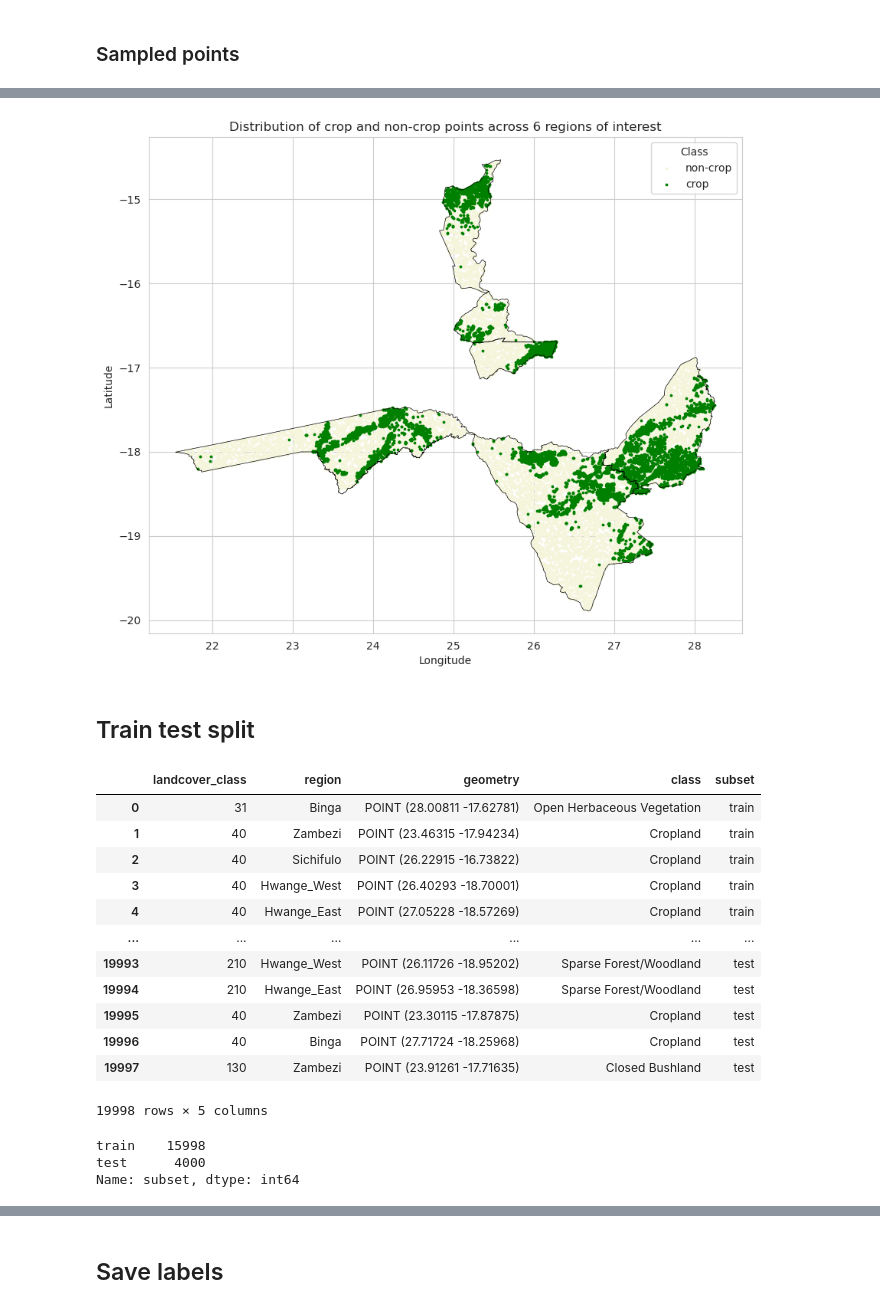
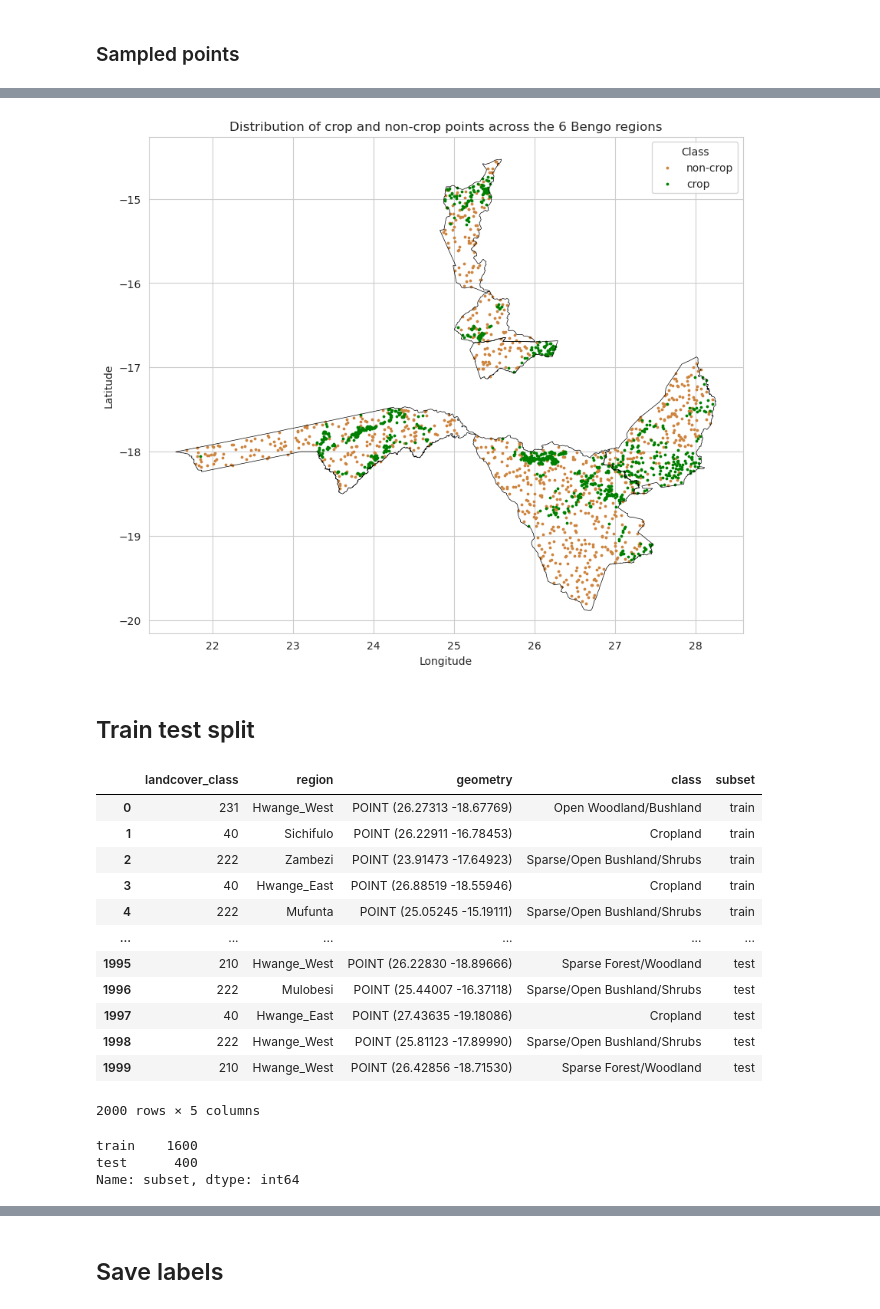
Before and after one commit to alexvmt/farm_plot_detection, a Jupyter notebook: sample_points_from_kaza_landcover_2020.ipynb, the cells around one changed output, grey strips where cells are left out. Cells and saved outputs as stored; diff of their text form; code cells hidden in the pictures.

Commit message:
change color from beige to sienna

```diff
--- a/sample_points_from_kaza_landcover_2020.ipynb
+++ b/sample_points_from_kaza_landcover_2020.ipynb
@@ -59,7 +59,7 @@ seed = 42
 crop_landcover_code = 40
 # %%
 # specify number of points to be sampled for both classes combined
-n = 20000
+n = 2000
 # %%
 # select a sampling mode
 
@@ -647,19 +644,19 @@ plt.show()
 # %%
 fig, ax = plt.subplots(figsize=(10,10))
 
 regions_of_interest_outline.plot(ax=ax, edgecolor='black', linewidth=0.5)
 
-sampled_points_per_region[sampled_points_per_region['landcover_class'] != crop_landcover_code].plot(ax=ax, markersize=3, color='beige', label='non-crop')
+sampled_points_per_region[sampled_points_per_region['landcover_class'] != crop_landcover_code].plot(ax=ax, markersize=3, color='peru', label='non-crop')
 sampled_points_per_region[sampled_points_per_region['landcover_class'] == crop_landcover_code].plot(ax=ax, markersize=3, color='green', label='crop')
 
 plt.legend(title='Class')
 plt.xlabel('Longitude')
 plt.ylabel('Latitude')
-plt.title('Distribution of crop and non-crop points across 6 regions of interest')
+plt.title('Distribution of crop and non-crop points across the 6 Bengo regions')
 
 plt.show()
 # %% [output]
-[figure, old version]
+[figure, new version]
 # %% [markdown]
 ## Train test split
 # %%
@@ -668,23 +665,23 @@ sampled_points_per_region['subset'] = ['train'] * round(len(sampled_points_per_r
 sampled_points_per_region
 # %% [output]
 |  | landcover_class | region | geometry | class | subset |
-| 0 | 31 | Binga | POINT (28.00811 -17.62781) | Open Herbaceous Vegetation | train |
-| 1 | 40 | Zambezi | POINT (23.46315 -17.94234) | Cropland | train |
-| 2 | 40 | Sichifulo | POINT (26.22915 -16.73822) | Cropland | train |
-| 3 | 40 | Hwange_West | POINT (26.40293 -18.70001) | Cropland | train |
-| 4 | 40 | Hwange_East | POINT (27.05228 -18.57269) | Cropland | train |
+| 0 | 231 | Hwange_West | POINT (26.27313 -18.67769) | Open Woodland/Bushland | train |
+| 1 | 40 | Sichifulo | POINT (26.22911 -16.78453) | Cropland | train |
+| 2 | 222 | Zambezi | POINT (23.91473 -17.64923) | Sparse/Open Bushland/Shrubs | train |
+| 3 | 40 | Hwange_East | POINT (26.88519 -18.55946) | Cropland | train |
+| 4 | 222 | Mufunta | POINT (25.05245 -15.19111) | Sparse/Open Bushland/Shrubs | train |
 | ... | ... | ... | ... | ... | ... |
-| 19993 | 210 | Hwange_West | POINT (26.11726 -18.95202) | Sparse Forest/Woodland | test |
-| 19994 | 210 | Hwange_East | POINT (26.95953 -18.36598) | Sparse Forest/Woodland | test |
-| 19995 | 40 | Zambezi | POINT (23.30115 -17.87875) | Cropland | test |
-| 19996 | 40 | Binga | POINT (27.71724 -18.25968) | Cropland | test |
-| 19997 | 130 | Zambezi | POINT (23.91261 -17.71635) | Closed Bushland | test |
+| 1995 | 210 | Hwange_West | POINT (26.22830 -18.89666) | Sparse Forest/Woodland | test |
+| 1996 | 222 | Mulobesi | POINT (25.44007 -16.37118) | Sparse/Open Bushland/Shrubs | test |
+| 1997 | 40 | Hwange_East | POINT (27.43635 -19.18086) | Cropland | test |
+| 1998 | 222 | Hwange_West | POINT (25.81123 -17.89990) | Sparse/Open Bushland/Shrubs | test |
+| 1999 | 210 | Hwange_West | POINT (26.42856 -18.71530) | Sparse Forest/Woodland | test |
-19998 rows × 5 columns
+2000 rows × 5 columns
 # %%
 sampled_points_per_region['subset'].value_counts()
 # %% [output]
-train    15998
-test      4000
+train    1600
+test      400
 Name: subset, dtype: int64
 # %%
 sampled_points_per_region[sampled_points_per_region['landcover_class'] == crop_landcover_code]['subset'].value_counts()
```
Also changed, not shown: parts of 14 cells of this notebook.
